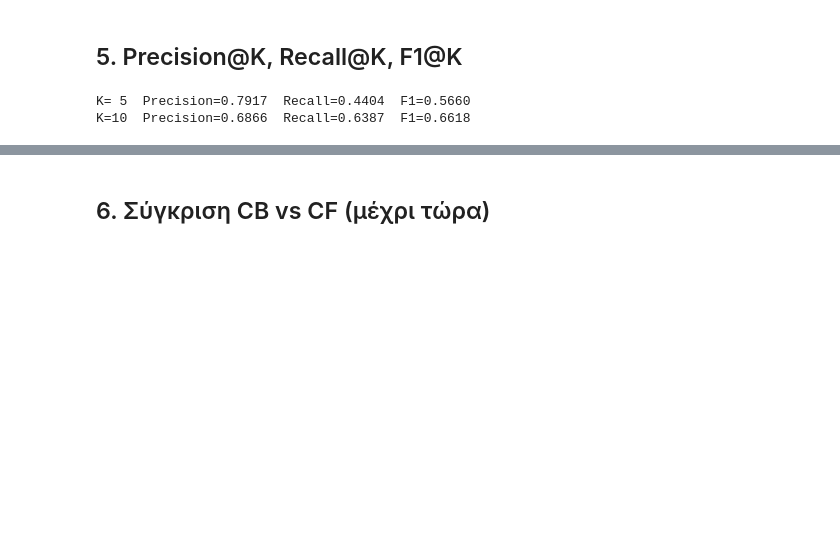
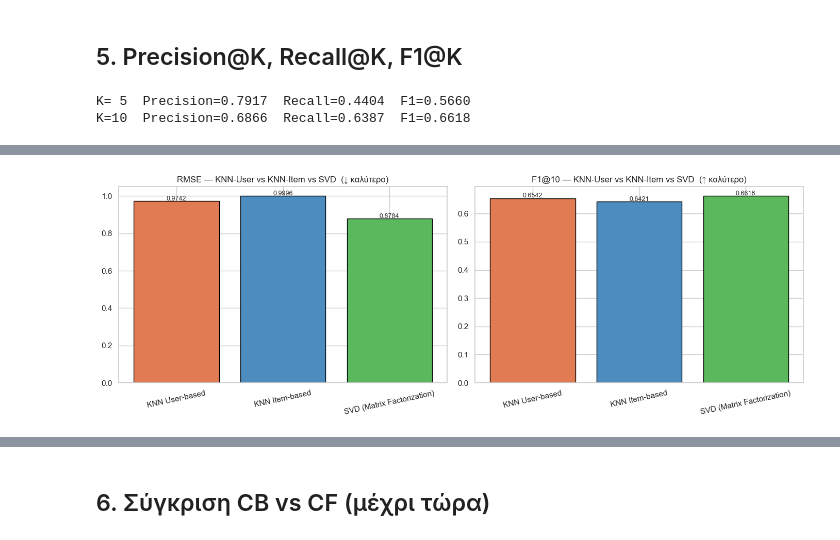
Before and after one commit to AristotelisGarro/MSc-in-AI-Recommender-System, a Jupyter notebook: notebooks/03_collaborative.ipynb, the cells around one changed output, grey strips where cells are left out. Drawn from its saved outputs; the diff is of its cells as text; code cells hidden in the pictures; blank space fills up the shorter version.

```diff
--- a/notebooks/03_collaborative.ipynb
+++ b/notebooks/03_collaborative.ipynb
@@ -107,3 +107,80 @@ for k in [5, 10]:
 # %% [output]
 K= 5  Precision=0.7917  Recall=0.4404  F1=0.5660
 K=10  Precision=0.6866  Recall=0.6387  F1=0.6618
+# %%
+from surprise import KNNBasic
+
+# ── Item-based CF ──────────────────────────────────────────────────────────────
+print('Εκπαίδευση KNN Item-based CF...')
+knn_item = KNNBasic(k=40, sim_options={'name': 'cosine', 'user_based': False, 'min_support': 5})
+knn_item.fit(trainset)
+
+test['knn_item_pred'] = test.apply(
+    lambda row: knn_item.predict(row['user_id'], row['item_id']).est, axis=1
+).clip(1, 5)
+
+rmse_knn_item = np.sqrt(((test['rating'] - test['knn_item_pred'])**2).mean())
+mae_knn_item  = (test['rating'] - test['knn_item_pred']).abs().mean()
+print(f'KNN Item-based  RMSE: {rmse_knn_item:.4f}  MAE: {mae_knn_item:.4f}')
+
+# ── User-based CF ──────────────────────────────────────────────────────────────
+print('\nΕκπαίδευση KNN User-based CF...')
+knn_user = KNNBasic(k=40, sim_options={'name': 'cosine', 'user_based': True, 'min_support': 5})
+knn_user.fit(trainset)
+
+test['knn_user_pred'] = test.apply(
+    lambda row: knn_user.predict(row['user_id'], row['item_id']).est, axis=1
+).clip(1, 5)
+
+rmse_knn_user = np.sqrt(((test['rating'] - test['knn_user_pred'])**2).mean())
+mae_knn_user  = (test['rating'] - test['knn_user_pred']).abs().mean()
+print(f'KNN User-based  RMSE: {rmse_knn_user:.4f}  MAE: {mae_knn_user:.4f}')
+
+# ── Precision@K, Recall@K, F1@K για KNN ───────────────────────────────────────
+results_knn_item, results_knn_user = {}, {}
+for k in [5, 10]:
+    p, r, f1 = precision_recall_f1_at_k(test, 'knn_item_pred', k=k)
+    results_knn_item[k] = {'Precision': p, 'Recall': r, 'F1': f1}
+    p, r, f1 = precision_recall_f1_at_k(test, 'knn_user_pred', k=k)
+    results_knn_user[k] = {'Precision': p, 'Recall': r, 'F1': f1}
+    print(f'KNN Item K={k:2d}  P={results_knn_item[k]["Precision"]:.4f}  R={results_knn_item[k]["Recall"]:.4f}  F1={results_knn_item[k]["F1"]:.4f}')
+    print(f'KNN User K={k:2d}  P={results_knn_user[k]["Precision"]:.4f}  R={results_knn_user[k]["Recall"]:.4f}  F1={results_knn_user[k]["F1"]:.4f}')
+
+# ── Σύγκριση KNN-User vs KNN-Item vs SVD ──────────────────────────────────────
+cf_comp = pd.DataFrame([
+    {'Μοντέλο': 'KNN User-based',
+     'RMSE': rmse_knn_user, 'MAE': mae_knn_user,
+     'Precision@5':  results_knn_user[5]['Precision'],  'Recall@5':  results_knn_user[5]['Recall'],  'F1@5':  results_knn_user[5]['F1'],
+     'Precision@10': results_knn_user[10]['Precision'], 'Recall@10': results_knn_user[10]['Recall'], 'F1@10': results_knn_user[10]['F1']},
+    {'Μοντέλο': 'KNN Item-based',
+     'RMSE': rmse_knn_item, 'MAE': mae_knn_item,
+     'Precision@5':  results_knn_item[5]['Precision'],  'Recall@5':  results_knn_item[5]['Recall'],  'F1@5':  results_knn_item[5]['F1'],
+     'Precision@10': results_knn_item[10]['Precision'], 'Recall@10': results_knn_item[10]['Recall'], 'F1@10': results_knn_item[10]['F1']},
+    {'Μοντέλο': 'SVD (Matrix Factorization)',
+     'RMSE': rmse_cf, 'MAE': mae_cf,
+     'Precision@5':  results_cf[5]['Precision'],  'Recall@5':  results_cf[5]['Recall'],  'F1@5':  results_cf[5]['F1'],
+     'Precision@10': results_cf[10]['Precision'], 'Recall@10': results_cf[10]['Recall'], 'F1@10': results_cf[10]['F1']},
+])
+
+print('\n=== Σύγκριση CF Προσεγγίσεων ===')
+print(cf_comp.set_index('Μοντέλο').round(4).to_string())
+
+fig, axes = plt.subplots(1, 2, figsize=(14, 5))
+colors = ['#E07B54', '#4C8CBF', '#5CB85C']
+
+axes[0].bar(cf_comp['Μοντέλο'], cf_comp['RMSE'], color=colors, edgecolor='black')
+axes[0].set_title('RMSE — KNN-User vs KNN-Item vs SVD  (↓ καλύτερο)')
+axes[0].tick_params(axis='x', rotation=12)
+for i, v in enumerate(cf_comp['RMSE']):
+    axes[0].text(i, v + 0.003, f'{v:.4f}', ha='center', fontsize=9)
+
+axes[1].bar(cf_comp['Μοντέλο'], cf_comp['F1@10'], color=colors, edgecolor='black')
+axes[1].set_title('F1@10 — KNN-User vs KNN-Item vs SVD  (↑ καλύτερο)')
+axes[1].tick_params(axis='x', rotation=12)
+for i, v in enumerate(cf_comp['F1@10']):
+    axes[1].text(i, v + 0.003, f'{v:.4f}', ha='center', fontsize=9)
+
+plt.tight_layout()
+plt.savefig('../results/05b_cf_methods_comparison.png', dpi=150)
+plt.show()
+# %% [output]
@@ -109,0 +207 @@ K=10  Precision=0.6866  Recall=0.6387  F1=0.6618
+[figure, added]
```
Also changed, not shown: parts of 3 cells of this notebook, 13 other files.
